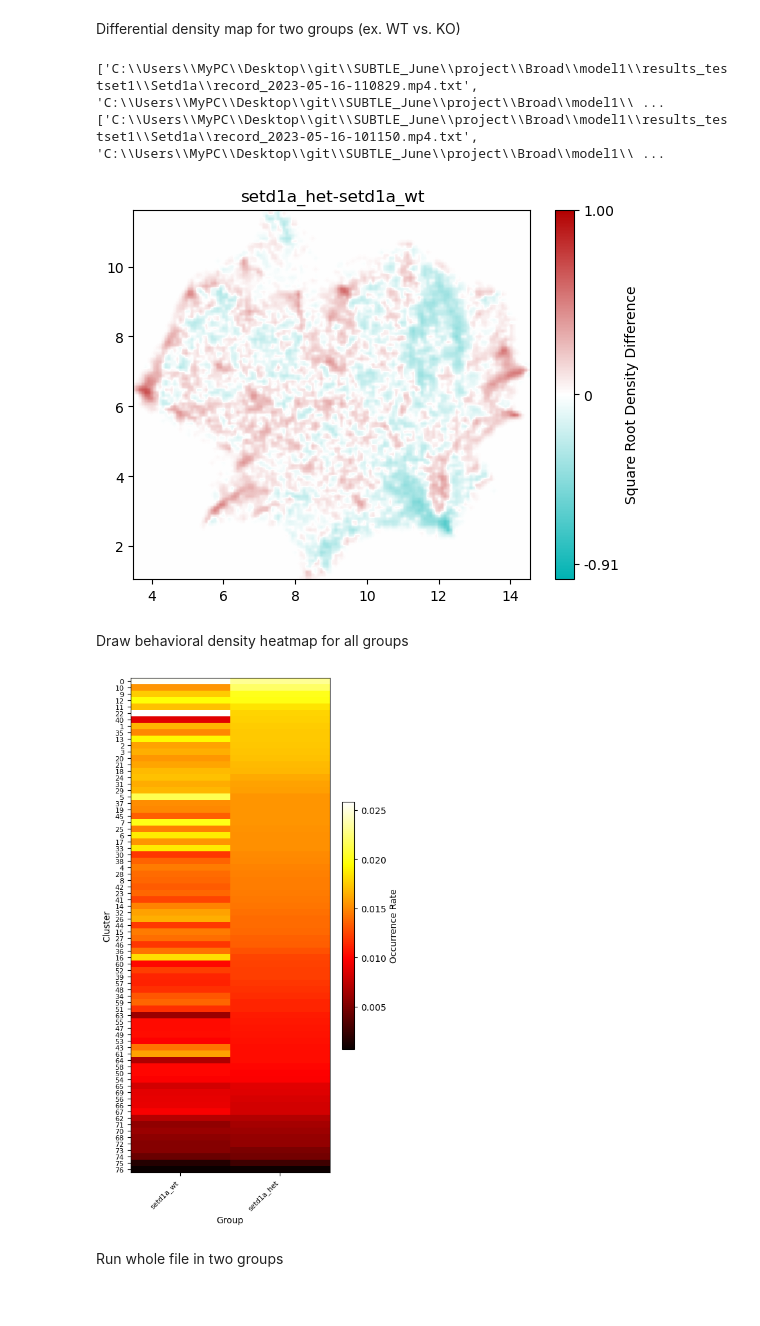
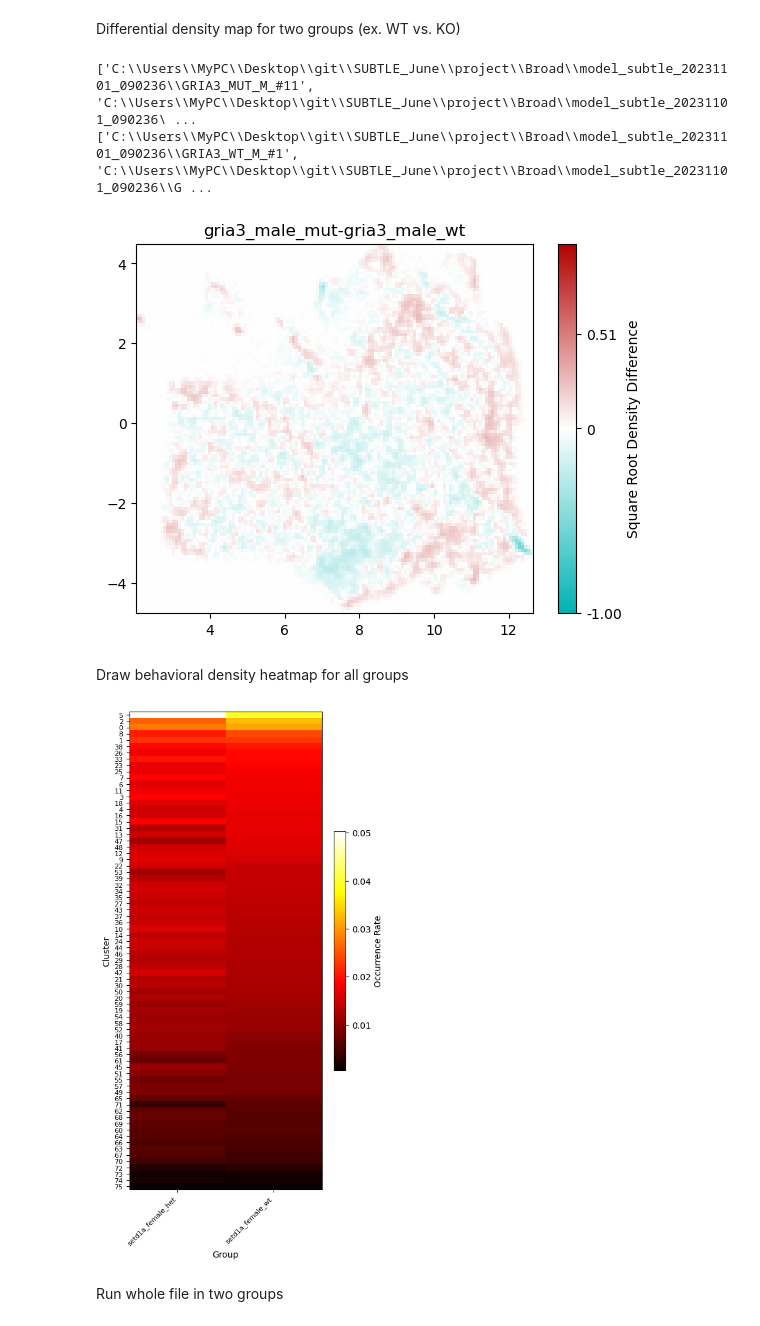
Before and after one commit to junesu0707/after_subtle, a Jupyter notebook: after_subtle_Broad.ipynb, the cells around one changed output. Cells and saved outputs as stored; diff of their text form; code cells hidden in the pictures.

```diff
--- a/after_subtle_Broad.ipynb
+++ b/after_subtle_Broad.ipynb
@@ -9,7 +9,9 @@ import sys
 sys.path.insert(0, 'C:/Users/MyPC/Desktop/git/AVATAR_motionMap')
 import FileManager.csvload as acl
 import after_subtle.module as asmod
-import Project.Broad.model_subtle_20231101_090236.params as params
+sys.path.insert(0, 'C:/Users/MyPC/Desktop/git/after_subtle/after_subtle/Project')
+import Broad.params as params
+min_occurrence = params.min_occurrence
 DIR = {
     'gria3_male_wt': params.DIR_gria3_male_wt,
     'gria3_male_mut': params.DIR_gria3_male_mut,
@@ -20,9 +22,12 @@ DIR = {
     }   # directory of the data extracted from the subtle
 
 SAVE_DIR_LIST = {
-    'gria3_male': params.SAVE_DIR_gria3_male,
-    'setd1a_male': params.SAVE_DIR_setd1a_male,
-    'setd1a_female': params.SAVE_DIR_setd1a_female
+    'gria3_male_wt': params.SAVE_DIR_gria3_male,
+    'gria3_male_mut': params.SAVE_DIR_gria3_male,
+    'setd1a_male_wt': params.SAVE_DIR_setd1a_male,
+    'setd1a_male_het': params.SAVE_DIR_setd1a_male,
+    'setd1a_female_wt': params.SAVE_DIR_setd1a_female,
+    'setd1a_female_het': params.SAVE_DIR_setd1a_female
     }   # directory to save the analysis from after_subtle
 
 COORDS_DIR = {
@@ -73,8 +76,8 @@ plt.show()
 # %% [markdown]
 Differential density map for two groups (ex. WT vs. KO)
 # %%
-group1 = 'setd1a_het'
-group2 = 'setd1a_wt'
+group1 = 'gria3_male_mut'
+group2 = 'gria3_male_wt'
 SAVE_DIR = os.path.join(SAVE_DIR_LIST[group1],'dendiff')
 if not os.path.exists(SAVE_DIR):
     os.makedirs(SAVE_DIR)
@@ -101,9 +104,9 @@ plt.title(pair_name)
 plt.savefig(os.path.join(SAVE_DIR, pair_name) + '_norm.pdf', transparent=True, dpi=300)
 plt.savefig(os.path.join(SAVE_DIR, pair_name) + '_norm.png', transparent=False, dpi=300)
 # %% [output]
-['C:\\Users\\MyPC\\Desktop\\git\\SUBTLE_June\\project\\Broad\\model1\\results_testset1\\Setd1a\\record_2023-05-16-110829.mp4.txt', 'C:\\Users\\MyPC\\Desktop\\git\\SUBTLE_June\\project\\Broad\\model1\\ ...
-['C:\\Users\\MyPC\\Desktop\\git\\SUBTLE_June\\project\\Broad\\model1\\results_testset1\\Setd1a\\record_2023-05-16-101150.mp4.txt', 'C:\\Users\\MyPC\\Desktop\\git\\SUBTLE_June\\project\\Broad\\model1\\ ...
+['C:\\Users\\MyPC\\Desktop\\git\\SUBTLE_June\\project\\Broad\\model_subtle_20231101_090236\\GRIA3_MUT_M_#11', 'C:\\Users\\MyPC\\Desktop\\git\\SUBTLE_June\\project\\Broad\\model_subtle_20231101_090236\ ...
+['C:\\Users\\MyPC\\Desktop\\git\\SUBTLE_June\\project\\Broad\\model_subtle_20231101_090236\\GRIA3_WT_M_#1', 'C:\\Users\\MyPC\\Desktop\\git\\SUBTLE_June\\project\\Broad\\model_subtle_20231101_090236\\G ...
-[figure, old version]
+[figure, new version]
 # %% [markdown]
 Draw behavioral density heatmap for all groups
 # %%
@@ -117,13 +120,17 @@ import os
 
 subcluster_num = params.subcluster_num
 
-group = 1
+group = 3
 if group == 1:
-    group1 = 'gria3_mut'
-    group2 = 'gria3_wt'
-else:
-    group1 = 'setd1a_het'
-    group2 = 'setd1a_wt'
+    group1 = 'gria3_male_mut'
+    group2 = 'gria3_male_wt'
+elif group == 2:
+    group1 = 'setd1a_male_het'
+    group2 = 'setd1a_male_wt'
+elif group == 3:
+    group1 = 'setd1a_female_het'
+    group2 = 'setd1a_female_wt'
+
 
 SAVE_DIR = os.path.join(SAVE_DIR_LIST[group1],'dendiff')
 if not os.path.exists(SAVE_DIR):
@@ -139,34 +146,34 @@ group2_folder_list = acl.get_csv_paths(DIR2)
 # calculate the density map
 group_folder_lists = [group1_folder_list, group2_folder_list]
 group_names = [group1, group2]
 group_ref = [group2] # cluster aligned to the order of 'group_ref'
 
 cluster_counts = asmod.compare_cluster_occurrence(group_folder_lists, group_names, subcluster_number=subcluster_num, target_groups=group_ref)
 
 # Apply square root transformation
 #cluster_counts_sqrt = np.sqrt(cluster_counts)
 
 # grouped_clusters = [f"{i}-{i+2}" for i in range(0, len(cluster_counts), 3)]
 cluster_counts = cluster_counts.iloc[:,:]
 
 fig, ax = plt.subplots(figsize=(5, 10))  # Increase the figure size
 
 im = ax.imshow(cluster_counts.values, cmap='hot', aspect='auto')
 ax.set_xticks(range(len(cluster_counts.columns)))
 ax.set_xticklabels(cluster_counts.columns, fontsize=8, rotation=45, ha='right')
 
 # Adjust the spacing between the ticks on the y-axis
 ax.set_yticks(range(len(cluster_counts.index)))
 ax.set_yticklabels(cluster_counts.index, fontsize=8)  # Increase the font size for y-axis ticks
 
 plt.xlabel('Group')
 plt.ylabel('Cluster')
 cbar = plt.colorbar(im, label='Occurrence Rate',shrink=0.5)
 
 plt.savefig(os.path.join(SAVE_DIR, 'heatmap_cluster_occurrence.pdf'), transparent=True, dpi=300)
 plt.savefig(os.path.join(SAVE_DIR, 'heatmap_cluster_occurrence.png'), transparent=False, dpi=300)
 # %% [output]
-[figure, old version]
+[figure, new version]
 # %% [markdown]
 Run whole file in two groups
 # %%
```
Also changed, not shown: parts of 5 cells of this notebook.
